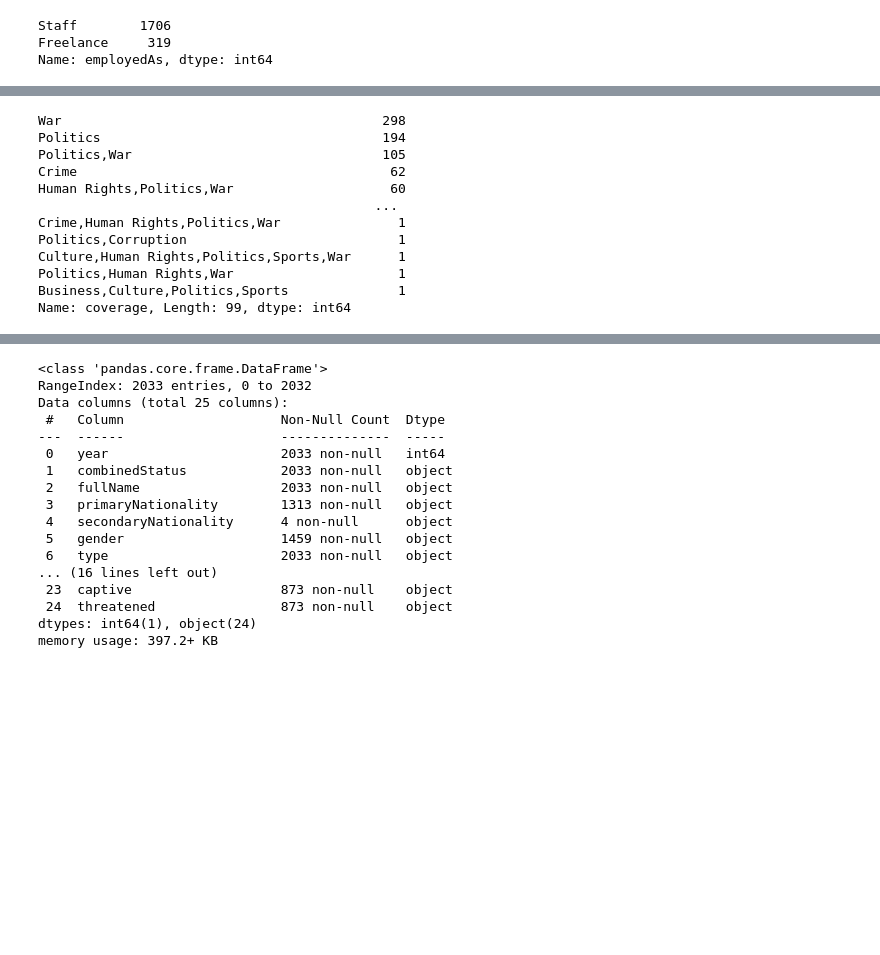
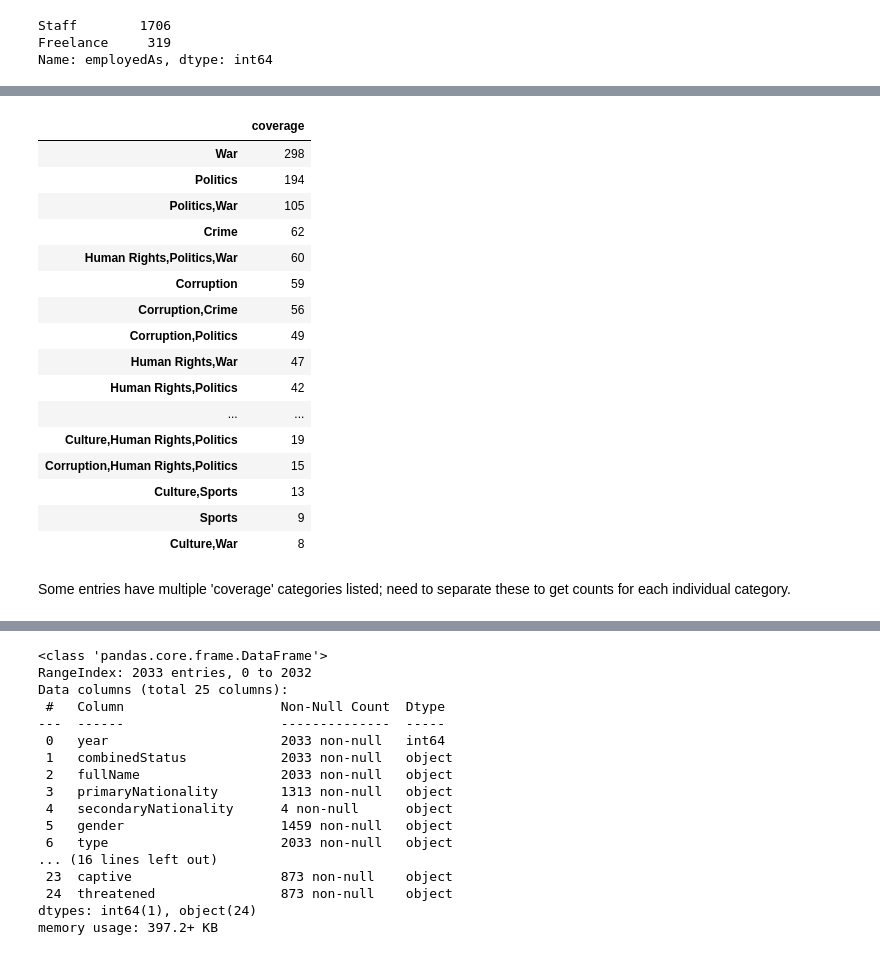
Before and after one commit to andypicke/Journalists-Under-Fire, a Jupyter notebook: notebooks/CPJ_Journalists_Killed_EDA.ipynb, the cells around one changed output, grey strips where cells are left out. Saved outputs shown, nothing was run; the diff lists cells and outputs as text; code cells hidden in the pictures; blank space fills up the shorter version.

```diff
--- a/notebooks/CPJ_Journalists_Killed_EDA.ipynb
+++ b/notebooks/CPJ_Journalists_Killed_EDA.ipynb
@@ -227,16 +227,23 @@ Internet Reporter,Camera Operator                               1
 Name: jobs, Length: 88, dtype: int64
 # %%
-cpj['coverage'].value_counts()
+cpj['coverage'].value_counts().to_frame().head(20)
 # %% [output]
-War                                         298
-Politics                                    194
-Politics,War                                105
-Crime                                        62
-Human Rights,Politics,War                    60
-                                           ...
-Crime,Human Rights,Politics,War               1
-Politics,Corruption                           1
-Culture,Human Rights,Politics,Sports,War      1
-Politics,Human Rights,War                     1
-Business,Culture,Politics,Sports              1
-Name: coverage, Length: 99, dtype: int64
+|  | coverage |
+| War | 298 |
+| Politics | 194 |
+| Politics,War | 105 |
+| Crime | 62 |
+| Human Rights,Politics,War | 60 |
+| Corruption | 59 |
+| Corruption,Crime | 56 |
+| Corruption,Politics | 49 |
+| Human Rights,War | 47 |
+| Human Rights,Politics | 42 |
+| ... | ... |
+| Culture,Human Rights,Politics | 19 |
+| Corruption,Human Rights,Politics | 15 |
+| Culture,Sports | 13 |
+| Sports | 9 |
+| Culture,War | 8 |
+# %% [markdown]
+Some entries have multiple 'coverage' categories listed; need to separate these to get counts for each individual category.
```
Also changed, not shown: parts of 18 cells of this notebook.
